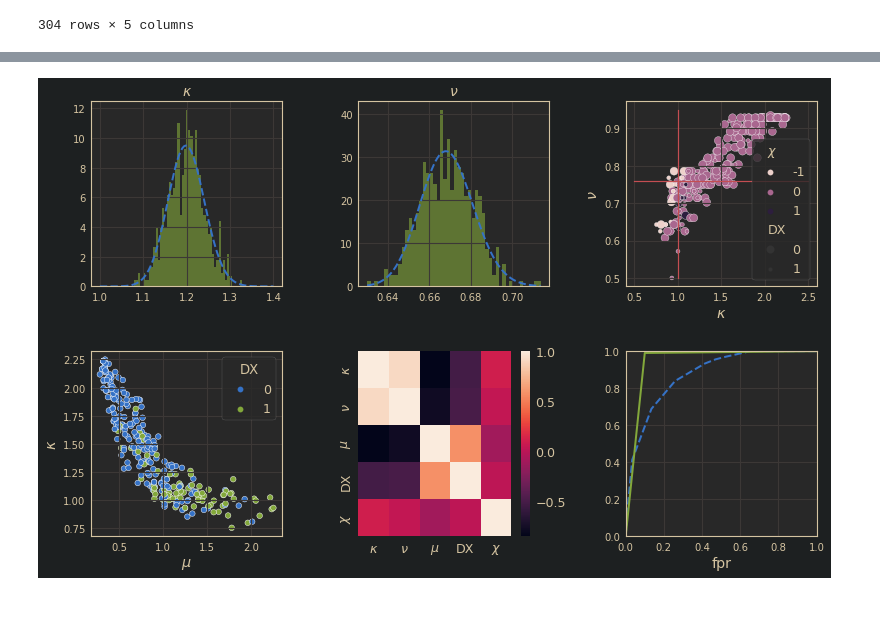
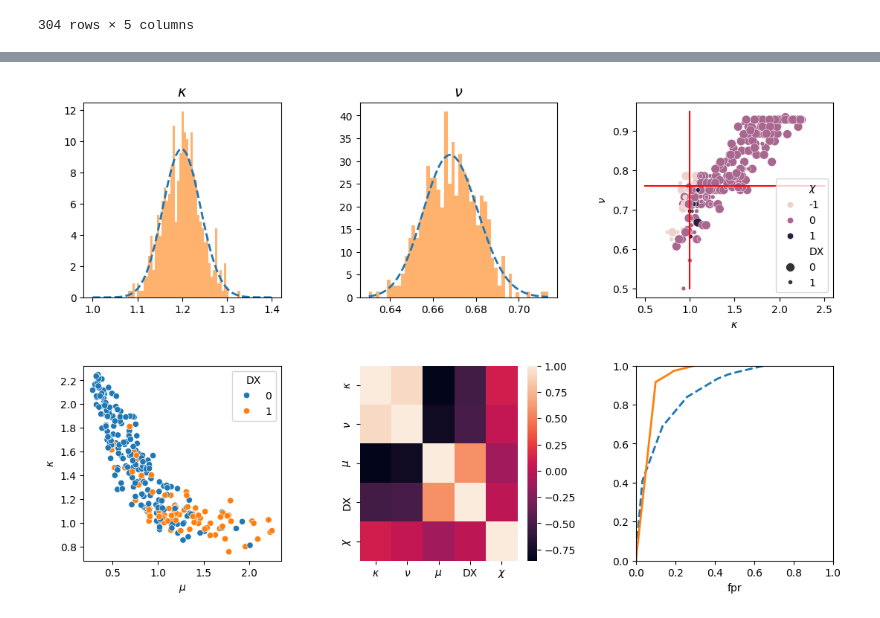
Before and after one commit to zeroknowledgediscovery/truthnet, a Jupyter notebook: truthnet/examples/minAUCcalculation.ipynb, the cells around one changed output, grey strips where cells are left out. Drawn from its saved outputs; the diff is of its cells as text; code cells hidden in the pictures.

```diff
--- a/truthnet/examples/minAUCcalculation.ipynb
+++ b/truthnet/examples/minAUCcalculation.ipynb
@@ -108,8 +88,8 @@ resf['dx'] = [int(x[-1]) for x in resf.index.values]
 import numpy as np
 from tqdm import tqdm
 R={}
-for c0 in tqdm(np.arange(.8,1.1,.05)):
-    for c2 in tqdm(np.arange(1.1,2,.05)):
+for c0 in tqdm(np.arange(.6,1.2,.05)):
+    for c2 in tqdm(np.arange(1,1.7,.05)):
         b,_,_=validate(resf,C0=c0,C1=0.76,C2=c2,DX=True,
                    score=True,plots=False,verbose=False,
                    validation_type='withdx')
@@ -162,0 +145,5 @@ interpolation failed
+# %%
+rf.index.name=('C0','C2')
+rf_=rf.reset_index()
+rf_.columns=['C0', 'C2', 'sensitivity', 'maxspecificity', 'minauc']
+rf_
@@ -162,0 +183,16 @@ interpolation failed
+# %%
+rff=rf_[['sensitivity','maxspecificity']].reset_index()
+rff=rff.rename(columns={'sensitivity':'tpr'})
+rff['fpr']=1-rff.maxspecificity
+rff=rff.drop('maxspecificity',axis=1)
+from zedstat import zedstat
+ztmx=zedstat.processRoc(df=rff,
+                      order=3,
+                      total_samples=304+210,
+                      positive_samples=210,
+                      alpha=0.01,
+                      prevalence=0.31)
+ztmx.smooth(STEP=0.1)
+ztmx.allmeasures(interpolate=True)
+ztmx.usample(precision=2)
+ztmx.auc()
@@ -181,8 +259,8 @@ ztm.get().dropna()
 import numpy as np
 import pylab as plt
 import seaborn as sns
-from jupyterthemes import jtplot
-jtplot.style()
+#from jupyterthemes import jtplot
+#jtplot.style()
 
 
 #plt.style.use('seaborn-talk')
@@ -229,34 +307,34 @@ plt.xticks(fontsize=10)
 plt.yticks(fontsize=10);
 
 
 
 # First subplot
 plt.subplot(234)
 sns.scatterplot(data=wf2,x=r'$\mu$',y=r'$\kappa$',hue='DX')
 #plt.plot([.2,2.5],[C0,C0],'-r')
 #plt.plot([C2,C2],[.5,2],'-r')
 plt.xticks(fontsize=10)
 plt.yticks(fontsize=10);
 
 
 # First subplot
 plt.subplot(235)
 sns.heatmap(wf2.corr())
 
 
 # First subplot
 plt.subplot(236)
 zt.get().tpr.plot(lw=2,style='--')
-ztm.get().tpr.plot(lw=2)
+ztmx.get().tpr.plot(lw=2)
 plt.gca().set_xlim(0,1)
 plt.gca().set_ylim(0,1)
 
 # Adjust font size of tick labels
 plt.xticks(fontsize=10)
 plt.yticks(fontsize=10);
 
 plt.savefig('fig2.pdf',dpi=600,bbox_inches='tight',transparent=True)
 # %% [output]
-[figure, old version]
+[figure, new version]
 # %%
 plt.style.available
```
Also changed, not shown: parts of 28 cells of this notebook, 19 other files.
